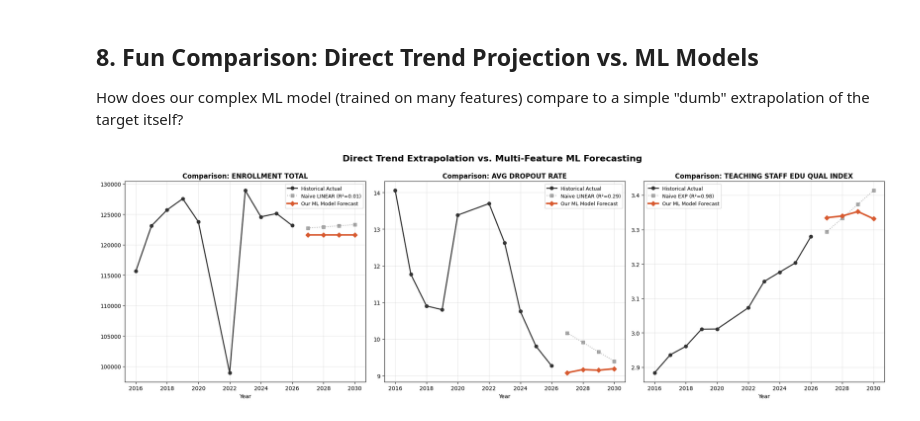
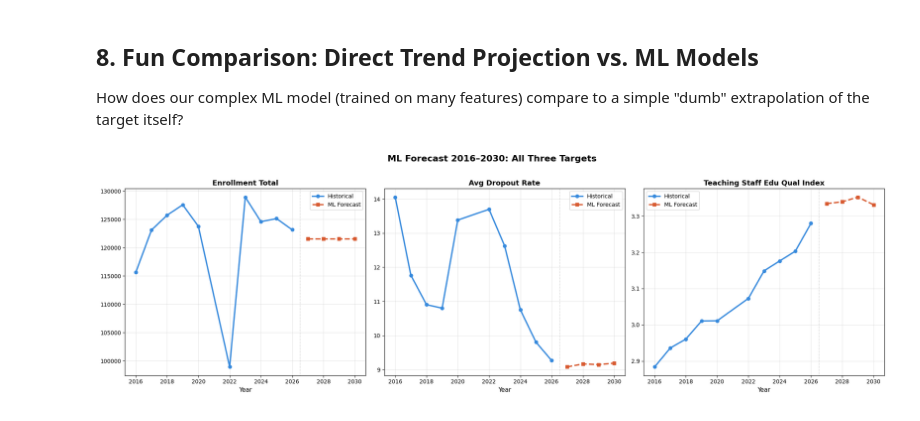
Before and after one commit to i-eat-tea/MINI_PROJECT_AMS_B_GROUP3, a Jupyter notebook: notebooks/02_modelling.ipynb, the cells around one changed output. Saved outputs shown, nothing was run; the diff lists cells and outputs as text; code cells hidden in the pictures.

```diff
--- a/notebooks/02_modelling.ipynb
+++ b/notebooks/02_modelling.ipynb
@@ -662,41 +662,26 @@ Gradient Boosting  0.5193 0.1139 0.0896
 How does our complex ML model (trained on many features) compare to a simple "dumb" extrapolation of the target itself?
 # %%
 targets = ['enrollment_total', 'avg_dropout_rate', 'teaching_staff_edu_qual_index']
-years_future = [2027, 2028, 2029, 2030]
+forecast_dfs = [fut_e, fut_d, fut_t]
+forecast_cols = ['enrollment_total_forecast', 'avg_dropout_rate_forecast', 'teaching_staff_edu_qual_index_forecast']
 
 fig, axes = plt.subplots(1, 3, figsize=(20, 6))
-axes = axes.flatten()
 
-for i, target in enumerate(targets):
-    ax = axes[i]
+for i, (ax, target) in enumerate(zip(axes, targets)):
+    hist = df[df['Year'] <= 2026].groupby('Year')[target].mean()
+    proj = forecast_dfs[i]
 
-    # 1. Get Historical Data
-    hist = df.groupby('Year')[target].mean()
-    ax.plot(hist.index, hist.values, marker='o', color='#333333', label='Historical Actual', linewidth=2, zorder=5)
+    ax.plot(hist.index, hist.values, label='Historical', marker='o', color='#378ADD', linewidth=2.5, zorder=3)
+    ax.plot(proj['Year'], proj[forecast_cols[i]], label='ML Forecast', marker='s',
+            linestyle='--', color='#D85A30', linewidth=2.5, zorder=3)
+    ax.axvline(x=2026.5, color='#888888', linewidth=1, linestyle=':', alpha=0.6)
+    ax.set_title(target.replace('_', ' ').title(), fontweight='bold', fontsize=13)
+    ax.set_xlabel('Year', fontsize=11)
+    ax.legend(fontsize=10)
+    ax.grid(True, alpha=0.3)
 
-    # 2. Direct Simple Projection (The "Naive" Way)
-    fit_name, pred_fn, r2 = _fit_candidates(hist.index.values, hist.values)
-    direct_preds = pred_fn(np.array(years_future, dtype=float))
-    ax.plot(years_future, direct_preds, marker='s', color='#888888', linestyle=':',
-            label=f'Naive {fit_name.upper()} (R²={r2:.2f})', alpha=0.7)
-
-    # 3. Our ML Forecast Results (The "Smart" Way)
-    ml_df = None
-    if target == 'enrollment_total': ml_df = fut_e
-    elif target == 'avg_dropout_rate': ml_df = fut_d
-    elif target == 'teaching_staff_edu_qual_index': ml_df = fut_t
-
-    if ml_df is not None:
-        ax.plot(ml_df['Year'], ml_df[f'{target}_forecast'], marker='D', color='#D85A30',
-                linewidth=3, label='Our ML Model Forecast')
-
-    ax.set_title(f"Comparison: {target.replace('_', ' ').upper()}", fontweight='bold')
-    ax.set_xlabel("Year")
-    ax.grid(True, alpha=0.3)
-    ax.legend(fontsize=9)
-
+plt.suptitle('ML Forecast 2016–2030: All Three Targets', fontsize=16, fontweight='bold', y=1.02)
 plt.tight_layout()
-plt.suptitle("Direct Trend Extrapolation vs. Multi-Feature ML Forecasting", fontsize=16, fontweight='bold', y=1.05)
 plt.show()
 # %% [output]
-[figure, old version]
+[figure, new version]
```
Also changed, not shown: parts of 2 cells of this notebook.
